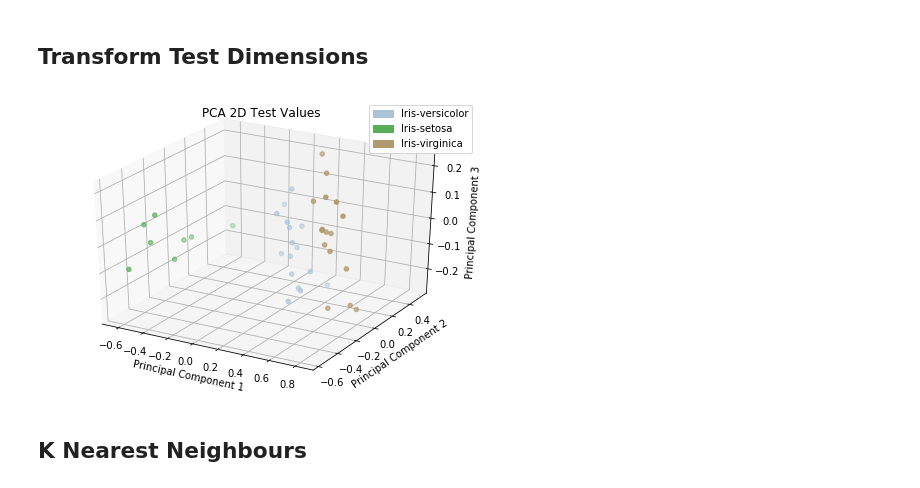
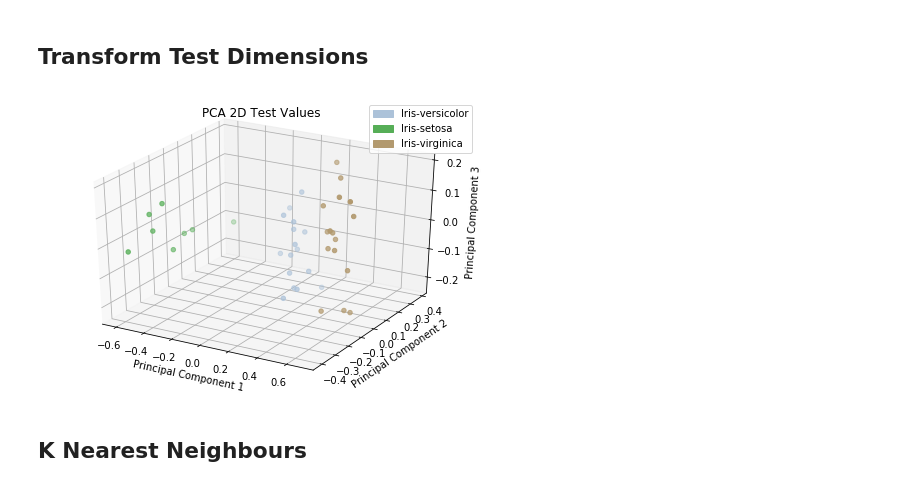
Before and after one commit to luisespriella9/ML-Algorithms, a Jupyter notebook: K-Nearest-Neighbors.ipynb, the cells around one changed output. Cells and saved outputs as stored; diff of their text form; code cells hidden in the pictures.

Commit message:
modified min max scaler to perform a transform only functionality for test data. This increases k nearest neighbor accuracy rate to 97.5%

```diff
--- a/K-Nearest-Neighbors.ipynb
+++ b/K-Nearest-Neighbors.ipynb
@@ -207,12 +207,12 @@ my_pca3.plot("PCA 3D", y_train.values)
 # %% [markdown]
 ## Transform Test Dimensions
 # %%
-x_test_scaled = min_max_scaler.fit_transform(x_test)
+x_test_scaled = min_max_scaler.transform(x_test)
 my_pca3.fit(x_train_min_max_scaled)
 pca_test_data = my_pca3.transform(x_test_scaled)
 my_pca3.plot("PCA 2D Test Values", y_test.values)
 # %% [output]
-[figure, old version]
+[figure, new version]
 # %% [markdown]
 ## K Nearest Neighbours
 # %%
```
Also changed, not shown: parts of 7 cells of this notebook, 1 other file.
